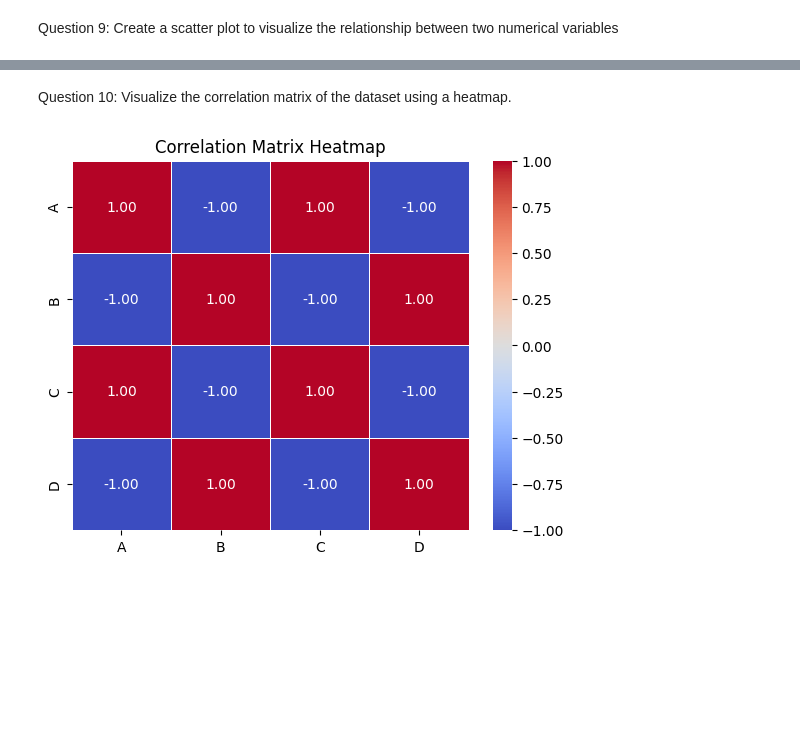
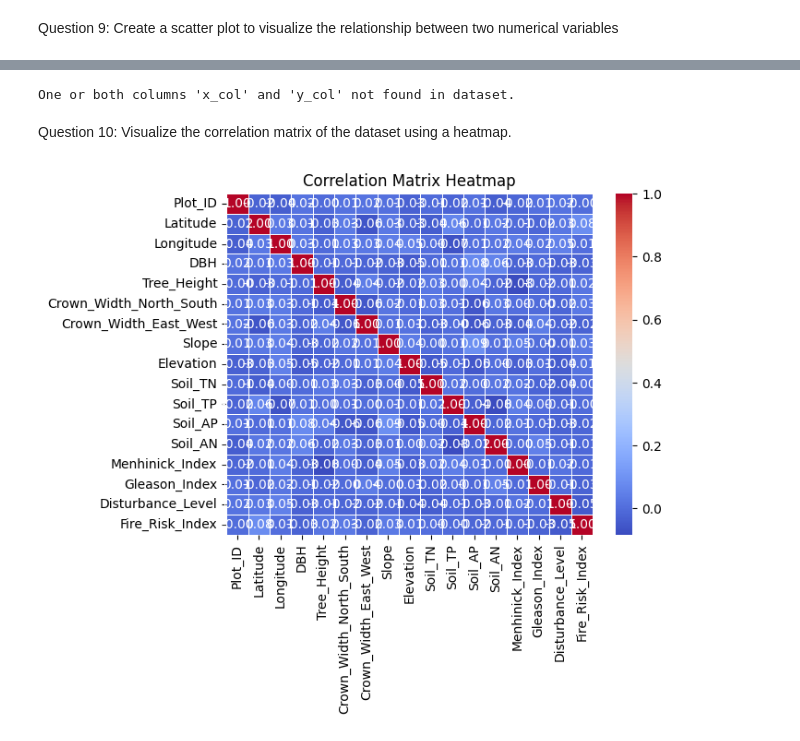
Before and after one commit to ananya20037/AI---ML, a Jupyter notebook: src/Module 4/Hands-on - Performing EDA on a Real Dataset/q1.ipynb, the cells around one changed output, grey strips where cells are left out. Saved outputs shown, nothing was run; the diff lists cells and outputs as text; code cells hidden in the pictures; blank space fills up the shorter version.

```diff
--- a/src/Module 4/Hands-on - Performing EDA on a Real Dataset/q1.ipynb
+++ b/src/Module 4/Hands-on - Performing EDA on a Real Dataset/q1.ipynb
@@ -104,6 +99,7 @@ Series([], dtype: int64)
 Question 6: Replace missing values in a column with the median value of that column.
 # %%
 
-df['Latitude'] = df['Latitude'].fillna(df['Latitude'].median())
+if 'df' in locals() and 'Latitude' in df.columns:
+    df['Latitude'] = df['Latitude'].fillna(df['Latitude'].median())
 # %% [markdown]
 Question 7: Remove duplicate rows from the dataset.
@@ -114,3 +106,6 @@ df.drop_duplicates(inplace=True)
+# %%
+if 'df' in locals():
+    df.drop_duplicates(inplace=True)
 # %% [markdown]
 Question 8: Create a histogram to visualize the distribution of a numerical column (e.g., 'price').
 # %%
@@ -157,32 +126,23 @@ plt.show()
+# %%
+if 'df' in locals() and 'x_col' in df.columns and 'y_col' in df.columns:
+    plt.scatter(df['x_col'], df['y_col'])
+    plt.title('Scatter Plot: x_col vs y_col')
+    plt.xlabel('x_col')
+    plt.ylabel('y_col')
+    plt.show()
+else:
+    print("One or both columns 'x_col' and 'y_col' not found in dataset.")
+# %% [output]
+One or both columns 'x_col' and 'y_col' not found in dataset.
 # %% [markdown]
 Question 10: Visualize the correlation matrix of the dataset using a heatmap.
-# %%
-# Write your code from here
-import seaborn as sns
-import matplotlib.pyplot as plt
-import pandas as pd
-
-# Sample dataset
-data = {
-    'A': [1, 2, 3, 4, 5],
-    'B': [5, 4, 3, 2, 1],
-    'C': [2, 3, 4, 5, 6],
-    'D': [6, 5, 4, 3, 2]
-}
-
-# Create a DataFrame
-df = pd.DataFrame(data)
-
-# Calculate the correlation matrix
-corr_matrix = df.corr()
-
-# Create a heatmap to visualize the correlation matrix
-sns.heatmap(corr_matrix, annot=True, cmap='coolwarm', fmt='.2f', linewidths=0.5)
-
-# Add a title
-plt.title('Correlation Matrix Heatmap')
-
-# Show the plot
-plt.show()
-# %% [output]
-[figure, removed]
+# %%
+import seaborn as sns
+
+if 'df' in locals():
+    corr_matrix = df.corr(numeric_only=True)
+    sns.heatmap(corr_matrix, annot=True, cmap='coolwarm', fmt='.2f', linewidths=0.5)
+    plt.title('Correlation Matrix Heatmap')
+    plt.show()
+# %% [output]
+[figure, added]
```
Also changed, not shown: parts of 10 cells of this notebook.
